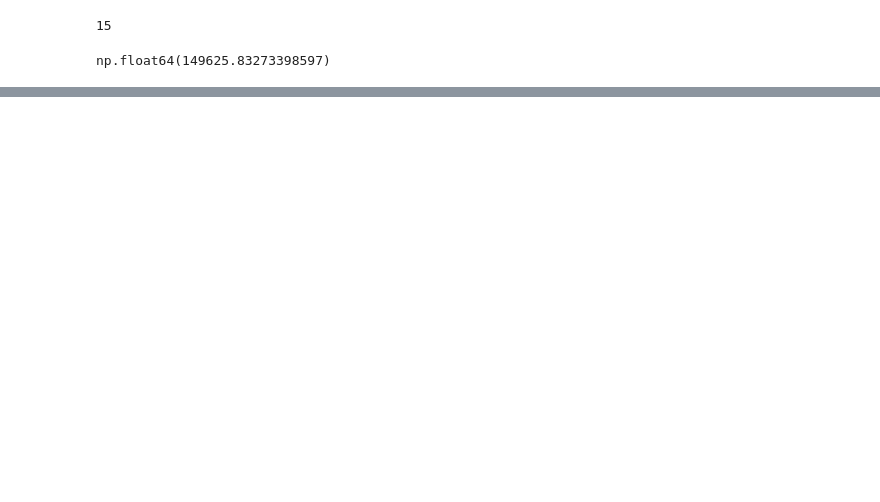
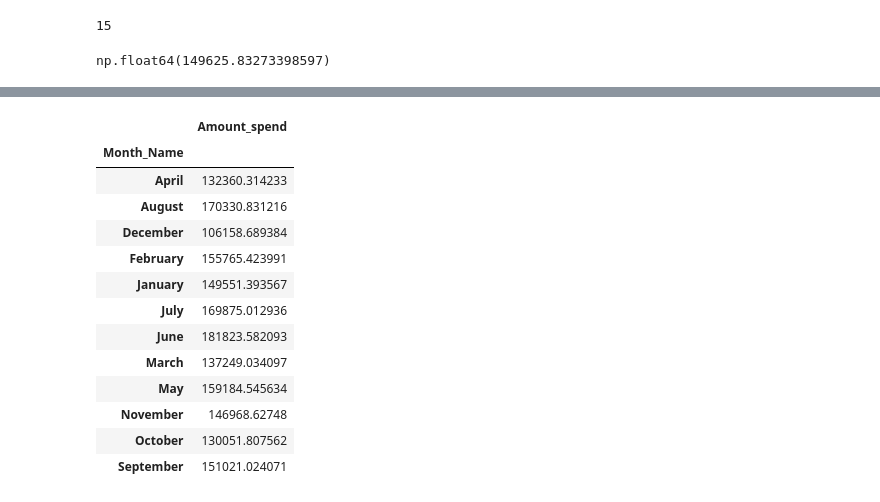
Before and after one commit to Adi46878/credit-risk-and-spending-analysis, a Jupyter notebook: Credit_risk_analysis.ipynb, the cells around one changed output, grey strips where cells are left out. Saved outputs shown, nothing was run; the diff lists cells and outputs as text; code cells hidden in the pictures; blank space fills up the shorter version.

```diff
--- a/Credit_risk_analysis.ipynb
+++ b/Credit_risk_analysis.ipynb
@@ -170,0 +223,17 @@ np.float64(149625.83273398597)
+# %%
+pd.pivot_table(data= final_df, values = 'Amount_spend', aggfunc= 'mean', index= 'Month_Name')
+# %% [output]
+|  | Amount_spend |
+| Month_Name |  |
+| April | 132360.314233 |
+| August | 170330.831216 |
+| December | 106158.689384 |
+| February | 155765.423991 |
+| January | 149551.393567 |
+| July | 169875.012936 |
+| June | 181823.582093 |
+| March | 137249.034097 |
+| May | 159184.545634 |
+| November | 146968.62748 |
+| October | 130051.807562 |
+| September | 151021.024071 |
```
Also changed, not shown: parts of 9 cells of this notebook.
